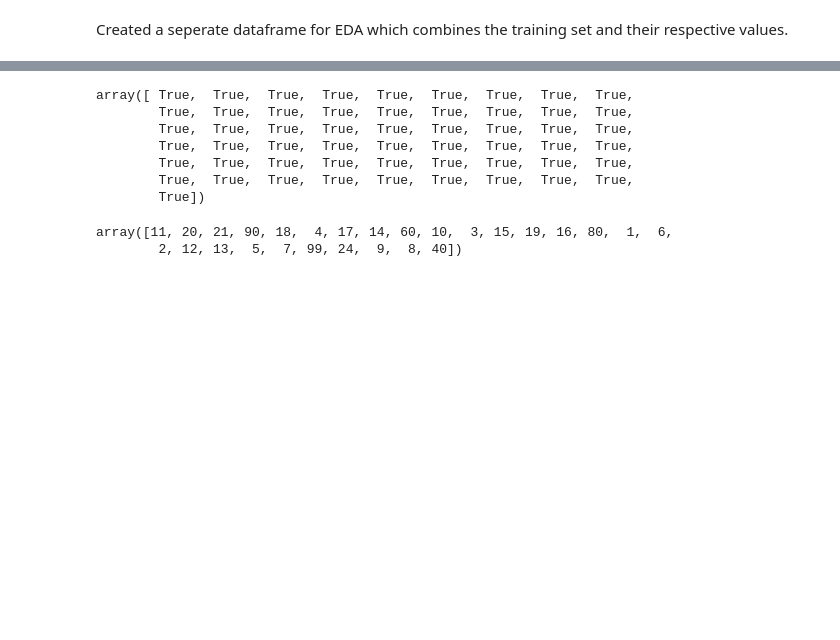
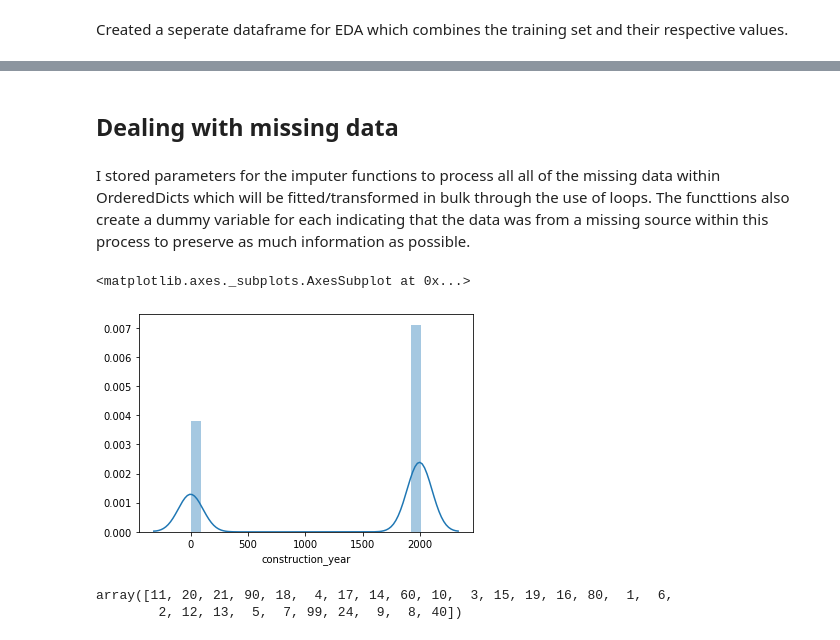
Before and after one commit to coreyryanhanson/tanzania_water_project, a Jupyter notebook: Project_Scratch.ipynb, the cells around one changed output, grey strips where cells are left out. Cells and saved outputs as stored; diff of their text form; code cells hidden in the pictures; blank space fills up the shorter version.

```diff
--- a/Project_Scratch.ipynb
+++ b/Project_Scratch.ipynb
@@ -29,30 +32,8 @@ df = pd.read_csv("DATASETS/4910797b-ee55-40a7-8668-10efd5c1b960.csv")
 # %% [markdown]
 Merging the test set with the set for evaluation before data cleaning optimizes the process by having the full scope of the values from the start.
 # %%
-df_toclean = pd.concat([df,test_set], axis=0)
+df_clean_test = pd.concat([df,test_set], axis=0).copy()
 # %% [markdown]
 Created a seperate dataframe for EDA which combines the training set and their respective values.
 # %%
 df_j = pd.merge(df, df_outcomes, how="left", on="id")
-# %%
-def dummy_creation():
-    pass
-
-def extract_impute_values(df, target, column, bad_data):
-    isolate_good = df[df[column] != bad_data]
-    values = isolate_good.groupby(target).mean()[column]
-    return values.to_dict()
-
-def imputer(df, target, column, val_dict, bad_data):
-    for key, value in val_dict.items():
-        df[column] = np.where((df[target].values == key) & (df[column].values == bad_data), value, df[column])
-    return df
-
-def simp_datetime_map(df, col, format=None):
-    df[col] = df[col].map(lambda x: pd.to_datetime(x, format=format))
-    return df
-
-def main_data_cleaning(df):
-    df = simp_datetime_map(df, "date_recorded")
-    df = imputer(df_j, target_col, "construction_year", year_dict, 0)
-    return df
@@ -62,0 +50,4 @@ year_dict = extract_impute_values(df_j, target_col, "construction_year", 0)
+# %% [markdown]
+## Dealing with missing data
+# %% [markdown]
+I stored parameters for the imputer functions to process all all of the missing data within OrderedDicts which will be fitted/transformed in bulk through the use of loops. The functtions also create a dummy variable for each indicating that the data was from a missing source within this process to preserve as much information as possible.
@@ -63,15 +56,10 @@ year_dict = extract_impute_values(df_j, target_col, "construction_year", 0)
 # %%
-df_c = main_data_cleaning(df_toclean)
+df_c = main_data_cleaning(df_clean_test)
-# %%
-df_j["construction_year"].unique() == df_c["construction_year"].unique()
-# %% [output]
-array([ True,  True,  True,  True,  True,  True,  True,  True,  True,
-        True,  True,  True,  True,  True,  True,  True,  True,  True,
-        True,  True,  True,  True,  True,  True,  True,  True,  True,
-        True,  True,  True,  True,  True,  True,  True,  True,  True,
-        True,  True,  True,  True,  True,  True,  True,  True,  True,
-        True,  True,  True,  True,  True,  True,  True,  True,  True,
-        True])
+# %%
+sns.distplot(df_c["construction_year"])
+# %% [output]
+<matplotlib.axes._subplots.AxesSubplot at 0x...>
+[figure, added]
 # %%
 df_j["region_code"].unique()
 # %% [output]
```
Also changed, not shown: parts of 17 cells of this notebook, 1 other file.
